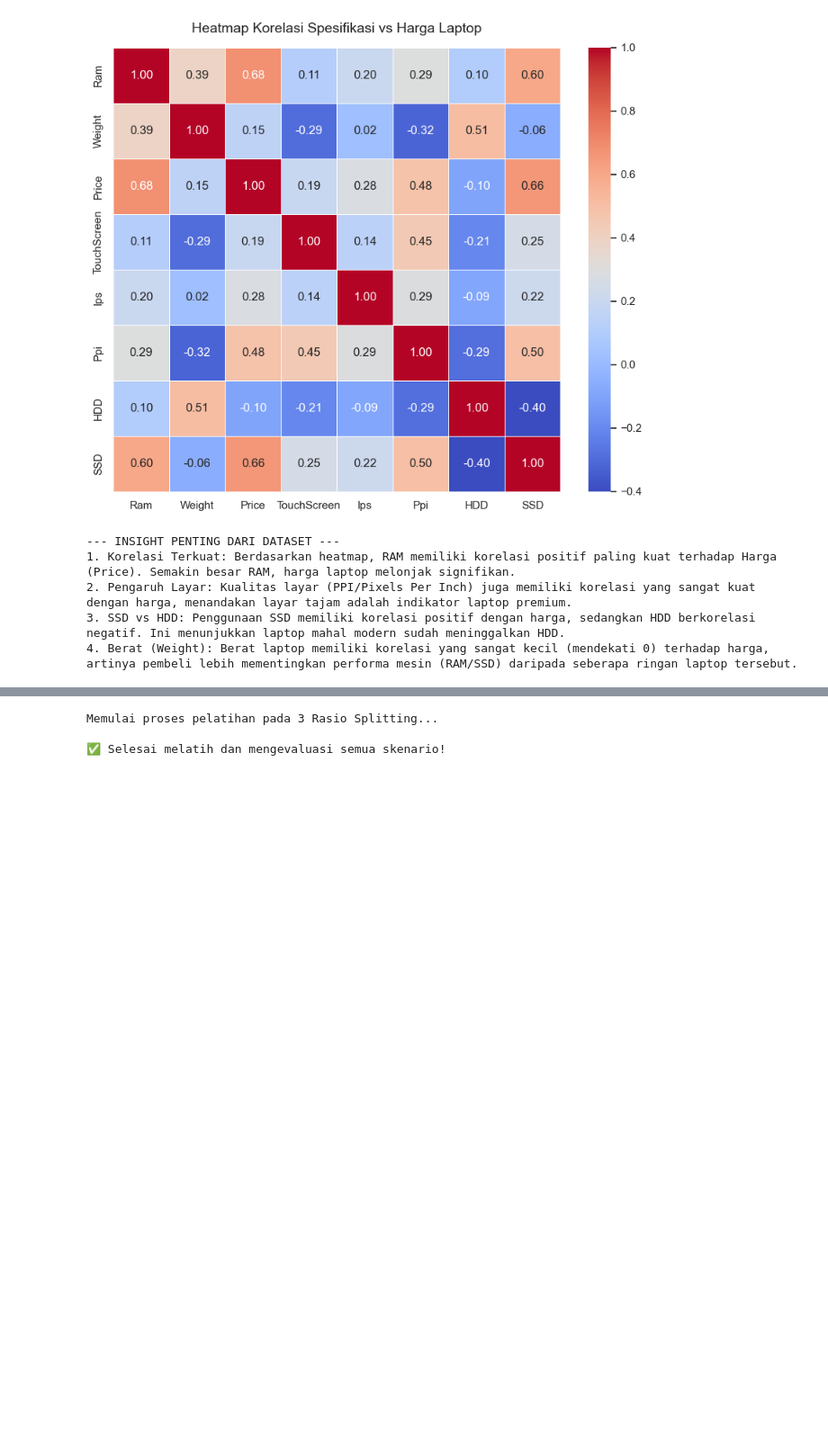
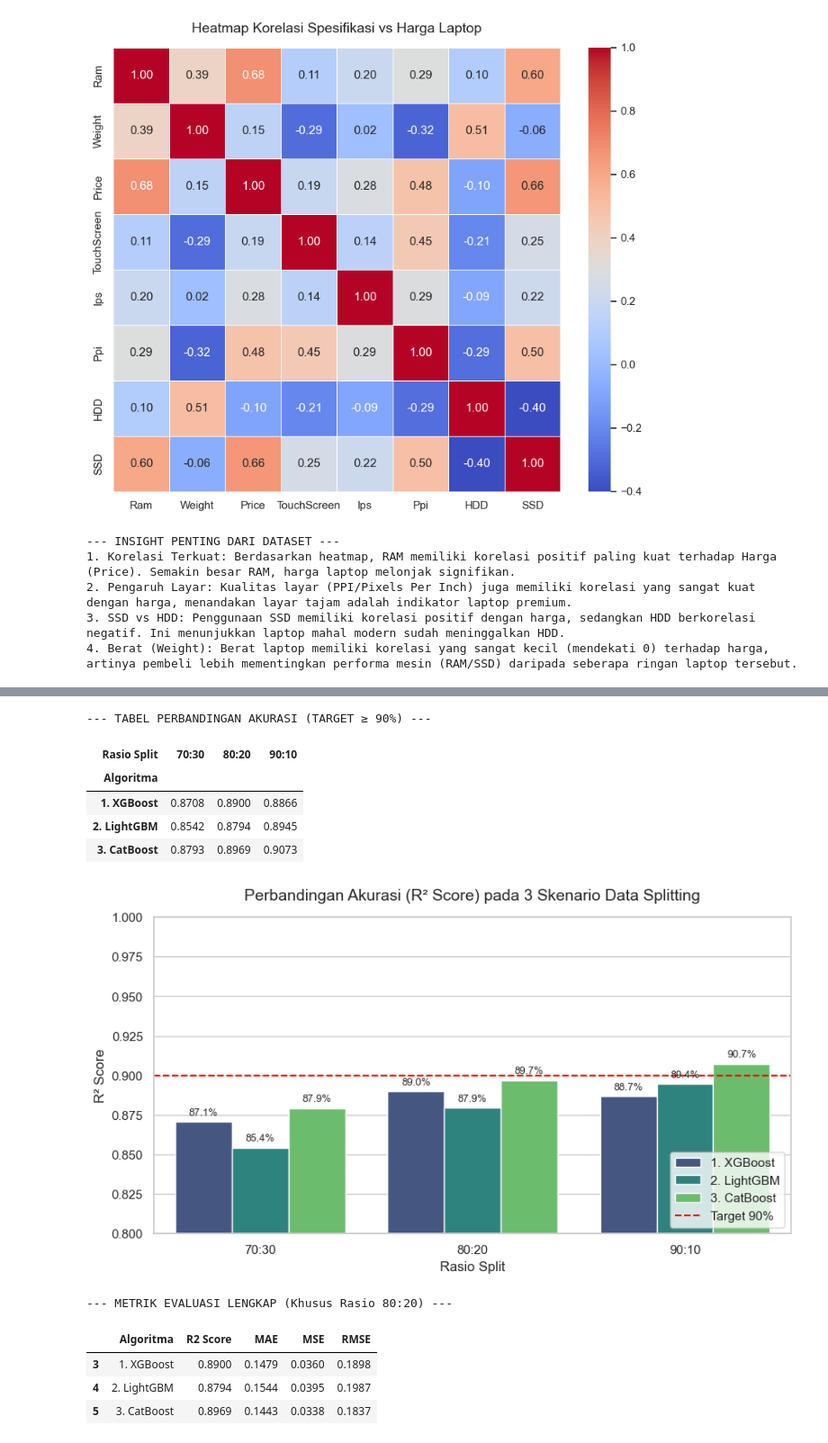
Before and after one commit to arilandrian/projectml, a Jupyter notebook: laptop.ipynb, the cells around one changed output, grey strips where cells are left out. Shown at 90% size. Drawn from its saved outputs; the diff is of its cells as text; code cells hidden in the pictures; blank space fills up the shorter version.

```diff
--- a/laptop.ipynb
+++ b/laptop.ipynb
@@ -209,48 +245,54 @@ print("✅ XGBoost Tuning Selesai!")
 # %%
 # ==========================================
-# CELL 7: EKSPERIMEN 3 RASIO DATA SPLITTING
+# CELL 8: VISUALISASI & TABEL PERBANDINGAN
 # ==========================================
-from sklearn.metrics import mean_absolute_error, mean_squared_error, r2_score
+pd.reset_option('display.float_format')
 
-# Skenario pembagian data
-rasio_eksperimen = {"70:30": 0.30, "80:20": 0.20, "90:10": 0.10}
-hasil_eksperimen_lengkap = []
+df_lengkap = pd.DataFrame(hasil_eksperimen_lengkap)
 
-# Mendaftarkan 3 Algoritma dengan parameter terbaik dari hasil tuning di Cell 6
-models_to_test = {
-    "1. XGBoost": best_xgb_model,
-    "2. LightGBM": best_lgbm_model,
-    "3. CatBoost": best_cb_model
-}
+# Mengubah format desimal menjadi 4 angka di belakang koma (Hanya untuk tabel Pivot ini)
+tabel_pivot_r2 = df_lengkap.pivot(index="Algoritma", columns="Rasio Split", values="R2 Score")
+tabel_pivot_r2 = tabel_pivot_r2.map(lambda x: f"{x:.4f}")
 
-print("Memulai proses pelatihan pada 3 Rasio Splitting...\n")
+print("--- TABEL PERBANDINGAN AKURASI (TARGET ≥ 90%) ---")
+display(tabel_pivot_r2)
 
-for nama_rasio, test_size in rasio_eksperimen.items():
-    X_tr, X_te, y_tr, y_te = train_test_split(X_final, y_final, test_size=test_size, random_state=100)
+# Membuat visualisasi grafik batang
+plt.figure(figsize=(10, 5))
+sns.barplot(x="Rasio Split", y="R2 Score", hue="Algoritma", data=df_lengkap, palette="viridis")
+plt.title("Perbandingan Akurasi (R² Score) pada 3 Skenario Data Splitting", fontsize=14, pad=15)
+plt.axhline(y=0.90, color='red', linestyle='--', label='Target 90%')
+plt.ylim(0.80, 1.0)
+plt.ylabel("R² Score")
+plt.legend(loc='lower right')
 
-    for nama_model, model_eks in models_to_test.items():
-        # Latih model
-        model_eks.fit(X_tr, y_tr)
-        y_pred = model_eks.predict(X_te)
+# Menambahkan teks angka di atas batang
+for p in plt.gca().patches:
+    plt.gca().annotate(f"{p.get_height()*100:.1f}%",
+                       (p.get_x() + p.get_width() / 2., p.get_height()),
+                       ha='center', va='center', xytext=(0, 8), textcoords='offset points', fontsize=9)
+plt.show()
 
-        # Hitung metrik evaluasi
-        r2 = r2_score(y_te, y_pred)
-        mae = mean_absolute_error(y_te, y_pred)
-        mse = mean_squared_error(y_te, y_pred)
-        rmse = np.sqrt(mse)
+print("\n--- METRIK EVALUASI LENGKAP (Khusus Rasio 80:20) ---")
+# Format angka metrik menjadi lebih rapi
+tabel_evaluasi = df_lengkap[df_lengkap['Rasio Split'] == '80:20'].copy()
+for col in ['R2 Score', 'MAE', 'MSE', 'RMSE']:
+    tabel_evaluasi[col] = tabel_evaluasi[col].apply(lambda x: f"{x:.4f}")
 
-        # Simpan hasilnya
-        hasil_eksperimen_lengkap.append({
-            "Algoritma": nama_model,
-            "Rasio Split": nama_rasio,
-            "R2 Score": r2, "MAE": mae, "MSE": mse, "RMSE": rmse
-        })
-
-print("✅ Selesai melatih dan mengevaluasi semua skenario!")
+display(tabel_evaluasi[['Algoritma', 'R2 Score', 'MAE', 'MSE', 'RMSE']])
 # %% [output]
-Memulai proses pelatihan pada 3 Rasio Splitting...
-
-✅ Selesai melatih dan mengevaluasi semua skenario!
+--- TABEL PERBANDINGAN AKURASI (TARGET ≥ 90%) ---
+| Rasio Split | 70:30 | 80:20 | 90:10 |
+| Algoritma |  |  |  |
+| 1. XGBoost | 0.8708 | 0.8900 | 0.8866 |
+| 2. LightGBM | 0.8542 | 0.8794 | 0.8945 |
+| 3. CatBoost | 0.8793 | 0.8969 | 0.9073 |
+[figure, added]
+--- METRIK EVALUASI LENGKAP (Khusus Rasio 80:20) ---
+|  | Algoritma | R2 Score | MAE | MSE | RMSE |
+| 3 | 1. XGBoost | 0.8900 | 0.1479 | 0.0360 | 0.1898 |
+| 4 | 2. LightGBM | 0.8794 | 0.1544 | 0.0395 | 0.1987 |
+| 5 | 3. CatBoost | 0.8969 | 0.1443 | 0.0338 | 0.1837 |
 # %%
 # ==========================================
 # CELL 8: VISUALISASI & TABEL PERBANDINGAN
```
Also changed, not shown: parts of 5 cells of this notebook.
